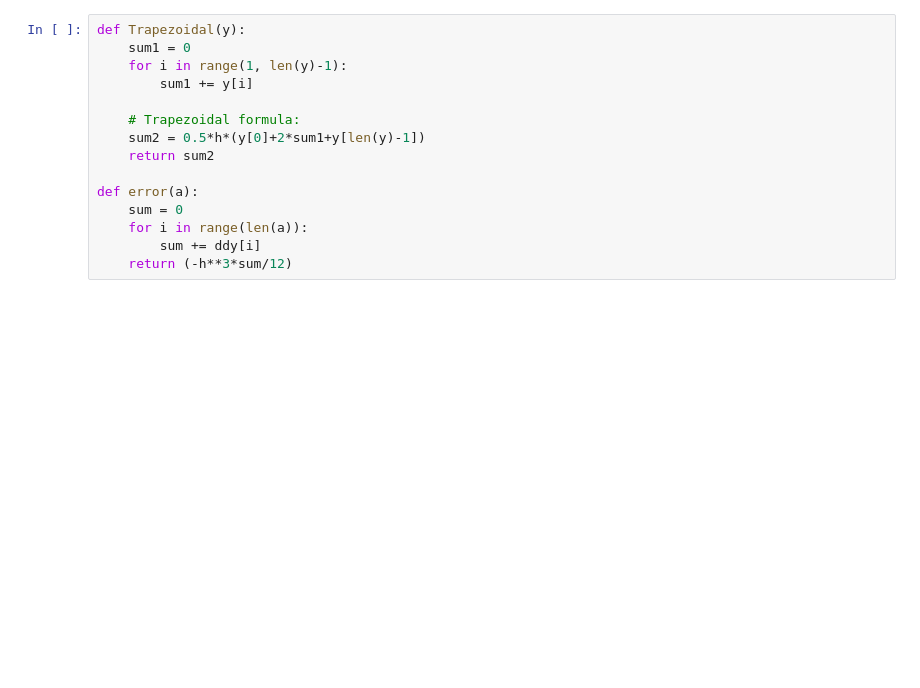
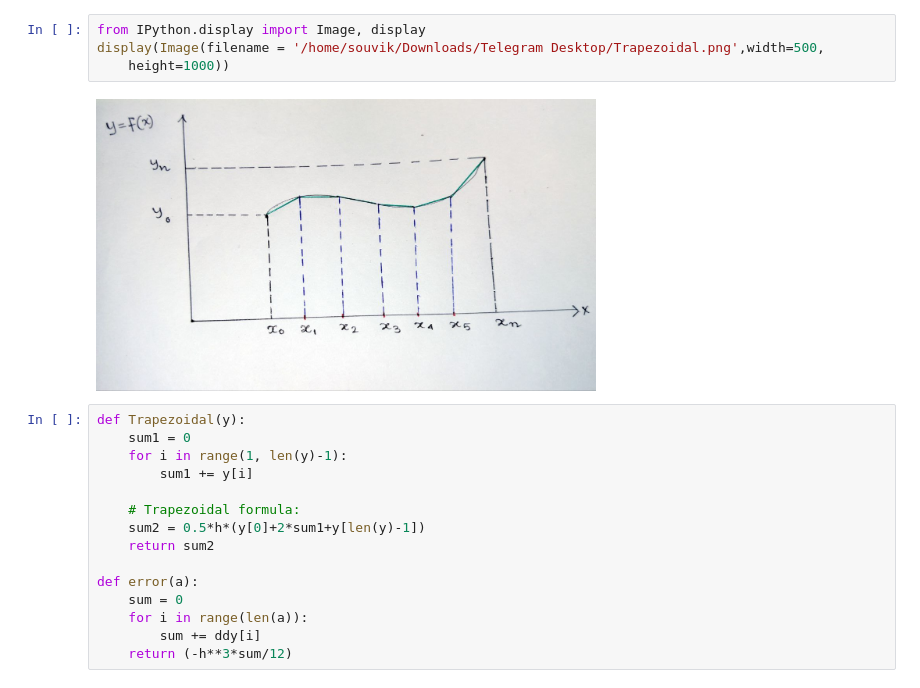
Before and after one commit to Souvik-0612/Numerical-Integration-, a Jupyter notebook: Trapezoidal rule.ipynb, the cells around one changed output. Cells and saved outputs as stored; diff of their text form; blank space fills up the shorter version.

```diff
--- a/Trapezoidal rule.ipynb
+++ b/Trapezoidal rule.ipynb
@@ -28,6 +26,12 @@ In the above picture I was able only to show 6 intervals. But it increses as we
    Therefore **total error** is
     $$E = E_1+E_2+E_3+...+E_n$$
     $$E = -\frac{1}{12}h^3[y_0''+y_1''+y_2''+...+y_{n-1}'']$$
+# %%
+from IPython.display import Image, display
+display(Image(filename = '/home/souvik/Downloads/Telegram Desktop/Trapezoidal.png',width=500,
+    height=1000))
+# %% [output]
+[figure, added]
 # %%
 def Trapezoidal(y):
     sum1 = 0
```
Also changed, not shown: parts of 1 cell of this notebook.
